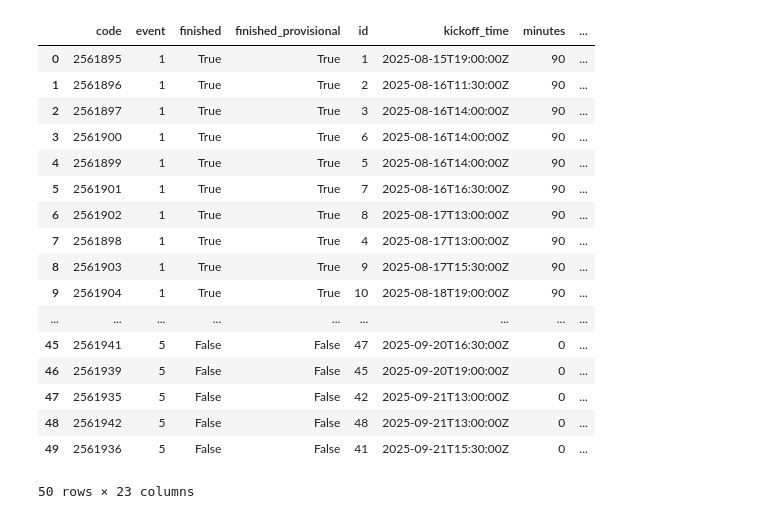
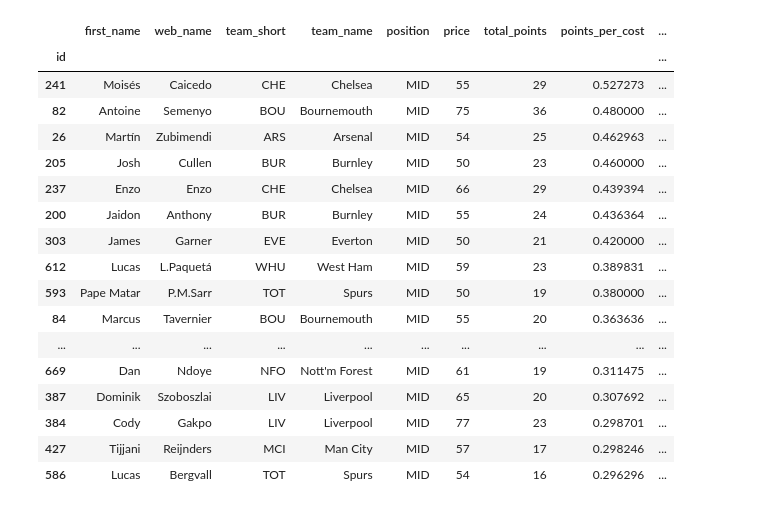
Before and after one commit to JeffBucker/PL-Project, a Jupyter notebook: data.ipynb, the cells around one changed output. Saved outputs shown, nothing was run; the diff lists cells and outputs as text; code cells hidden in the pictures.

```diff
--- a/data.ipynb
+++ b/data.ipynb
@@ -33,0 +23,6 @@ df_positions = pd.DataFrame(data['element_types'])[["id", "singular_name_short"]
+# %%
+df_teams = pd.DataFrame(data['teams'])[["id", "name", "short_name", "strength", "strength_overall_home", "strength_overall_away", "strength_attack_home", "strength_attack_away", "strength_defence_home", "strength_defence_away"]]
+
+# Ajout d'une colonne AvgStrenght
+df_teams["avg_strenght"] = (df_teams["strength_overall_home"] + df_teams["strength_overall_away"]) / 2
+df_teams.sort_values(by=["strength", "avg_strenght"] , inplace=True, ascending=False)
@@ -33,0 +49,4 @@ df_positions = pd.DataFrame(data['element_types'])[["id", "singular_name_short"]
+# %%
+df_positions = pd.DataFrame(data['element_types'])[["id", "singular_name_short"]]
+df_positions.set_index('id', inplace=True)
+df_positions
@@ -34,21 +60,35 @@ df_positions = pd.DataFrame(data['element_types'])[["id", "singular_name_short"]
+# %%
+# Selection des colonnes pertinentes
+df_players = pd.DataFrame(data['elements'])[['id', 'first_name', 'web_name', 'team', 'element_type', 'now_cost', 'total_points',
+'ict_index', 'selected_by_percent', 'selected_rank', 'value_form', 'transfers_in', 'transfers_in_event', 'transfers_out', 'transfers_out_event','minutes', 'expected_goals_per_90', 'saves_per_90',
+'expected_assists_per_90', 'expected_goal_involvements_per_90', 'expected_goals_conceded_per_90', 'goals_conceded_per_90',
+'defensive_contribution_per_90']]
 # %%
 # Joindre le nom de l'équipe sur la colonne 'team' (qui contient l'ID)
-df_players = df_players.merge(df_teams, left_on='team', right_on='id', suffixes=('', '_team'))
-
+df_players = df_players.merge(df_teams[['id','name', 'short_name']], left_on='team', right_on='id', suffixes=('', '_team'))
 # Joindre la position du joueur sur la colonne 'element_type' (ID)
 df_players = df_players.merge(df_positions, left_on='element_type', right_on='id', suffixes=('', '_pos'))
+# Ajout d'une colonne points total / prix
+df_players.insert(loc=6, column="points_per_cost", value=df_players['total_points'] / df_players['now_cost'])
+# Tri
+df_players.sort_values(by=["points_per_cost", "total_points", "ict_index"] , inplace=True, ascending=False)
+# Conversion
+df_players['selected_by_percent'] = df_players['selected_by_percent'].astype(str).str.replace(',', '.').astype(float)
 
 # Sélectionner les colonnes intéressantes pour plus de lisibilité
-df_final = df_players[[
-    'first_name', 'second_name', 'total_points', 'now_cost', 'minutes',
-    'name', 'short_name',  # équipe
-    'singular_name_short'  # position
+df_players = df_players[[
+'id', 'first_name', 'web_name', 'short_name', 'name', 'singular_name_short', 'now_cost', 'total_points', 'points_per_cost',
+'ict_index', 'selected_by_percent', 'selected_rank', 'value_form', 'minutes', 'transfers_in', 'transfers_in_event', 'transfers_out', 'transfers_out_event', 'expected_goals_per_90',
+'saves_per_90', 'expected_assists_per_90', 'expected_goal_involvements_per_90', 'expected_goals_conceded_per_90', 'goals_conceded_per_90',
+'defensive_contribution_per_90'
 ]]
 
 # Renommer pour clarté
-df_final = df_final.rename(columns={
+df_players = df_players.rename(columns={
     'name': 'team_name',
     'short_name': 'team_short',
     'singular_name_short': 'position',
     'now_cost': 'price'
 })
+
+df_players.set_index("id", inplace=True)
@@ -236,21 +95,21 @@ df_fixtures_readable
-# %%
-df_fixtures.head(50)
-# %% [output]
-|  | code | event | finished | finished_provisional | id | kickoff_time | minutes | ... |
-| 0 | 2561895 | 1 | True | True | 1 | 2025-08-15T19:00:00Z | 90 | ... |
-| 1 | 2561896 | 1 | True | True | 2 | 2025-08-16T11:30:00Z | 90 | ... |
-| 2 | 2561897 | 1 | True | True | 3 | 2025-08-16T14:00:00Z | 90 | ... |
-| 3 | 2561900 | 1 | True | True | 6 | 2025-08-16T14:00:00Z | 90 | ... |
-| 4 | 2561899 | 1 | True | True | 5 | 2025-08-16T14:00:00Z | 90 | ... |
-| 5 | 2561901 | 1 | True | True | 7 | 2025-08-16T16:30:00Z | 90 | ... |
-| 6 | 2561902 | 1 | True | True | 8 | 2025-08-17T13:00:00Z | 90 | ... |
-| 7 | 2561898 | 1 | True | True | 4 | 2025-08-17T13:00:00Z | 90 | ... |
-| 8 | 2561903 | 1 | True | True | 9 | 2025-08-17T15:30:00Z | 90 | ... |
-| 9 | 2561904 | 1 | True | True | 10 | 2025-08-18T19:00:00Z | 90 | ... |
-| ... | ... | ... | ... | ... | ... | ... | ... | ... |
-| 45 | 2561941 | 5 | False | False | 47 | 2025-09-20T16:30:00Z | 0 | ... |
-| 46 | 2561939 | 5 | False | False | 45 | 2025-09-20T19:00:00Z | 0 | ... |
-| 47 | 2561935 | 5 | False | False | 42 | 2025-09-21T13:00:00Z | 0 | ... |
-| 48 | 2561942 | 5 | False | False | 48 | 2025-09-21T13:00:00Z | 0 | ... |
-| 49 | 2561936 | 5 | False | False | 41 | 2025-09-21T15:30:00Z | 0 | ... |
-50 rows × 23 columns
+# %%
+df_players[df_players['position'] == 'MID'].head(20)
+# %% [output]
+|  | first_name | web_name | team_short | team_name | position | price | total_points | points_per_cost | ... |
+| id |  |  |  |  |  |  |  |  | ... |
+| 241 | Moisés | Caicedo | CHE | Chelsea | MID | 55 | 29 | 0.527273 | ... |
+| 82 | Antoine | Semenyo | BOU | Bournemouth | MID | 75 | 36 | 0.480000 | ... |
+| 26 | Martín | Zubimendi | ARS | Arsenal | MID | 54 | 25 | 0.462963 | ... |
+| 205 | Josh | Cullen | BUR | Burnley | MID | 50 | 23 | 0.460000 | ... |
+| 237 | Enzo | Enzo | CHE | Chelsea | MID | 66 | 29 | 0.439394 | ... |
+| 200 | Jaidon | Anthony | BUR | Burnley | MID | 55 | 24 | 0.436364 | ... |
+| 303 | James | Garner | EVE | Everton | MID | 50 | 21 | 0.420000 | ... |
+| 612 | Lucas | L.Paquetá | WHU | West Ham | MID | 59 | 23 | 0.389831 | ... |
+| 593 | Pape Matar | P.M.Sarr | TOT | Spurs | MID | 50 | 19 | 0.380000 | ... |
+| 84 | Marcus | Tavernier | BOU | Bournemouth | MID | 55 | 20 | 0.363636 | ... |
+| ... | ... | ... | ... | ... | ... | ... | ... | ... | ... |
+| 669 | Dan | Ndoye | NFO | Nott'm Forest | MID | 61 | 19 | 0.311475 | ... |
+| 387 | Dominik | Szoboszlai | LIV | Liverpool | MID | 65 | 20 | 0.307692 | ... |
+| 384 | Cody | Gakpo | LIV | Liverpool | MID | 77 | 23 | 0.298701 | ... |
+| 427 | Tijjani | Reijnders | MCI | Man City | MID | 57 | 17 | 0.298246 | ... |
+| 586 | Lucas | Bergvall | TOT | Spurs | MID | 54 | 16 | 0.296296 | ... |
```
Also changed, not shown: parts of 14 cells of this notebook, 8 other files.
